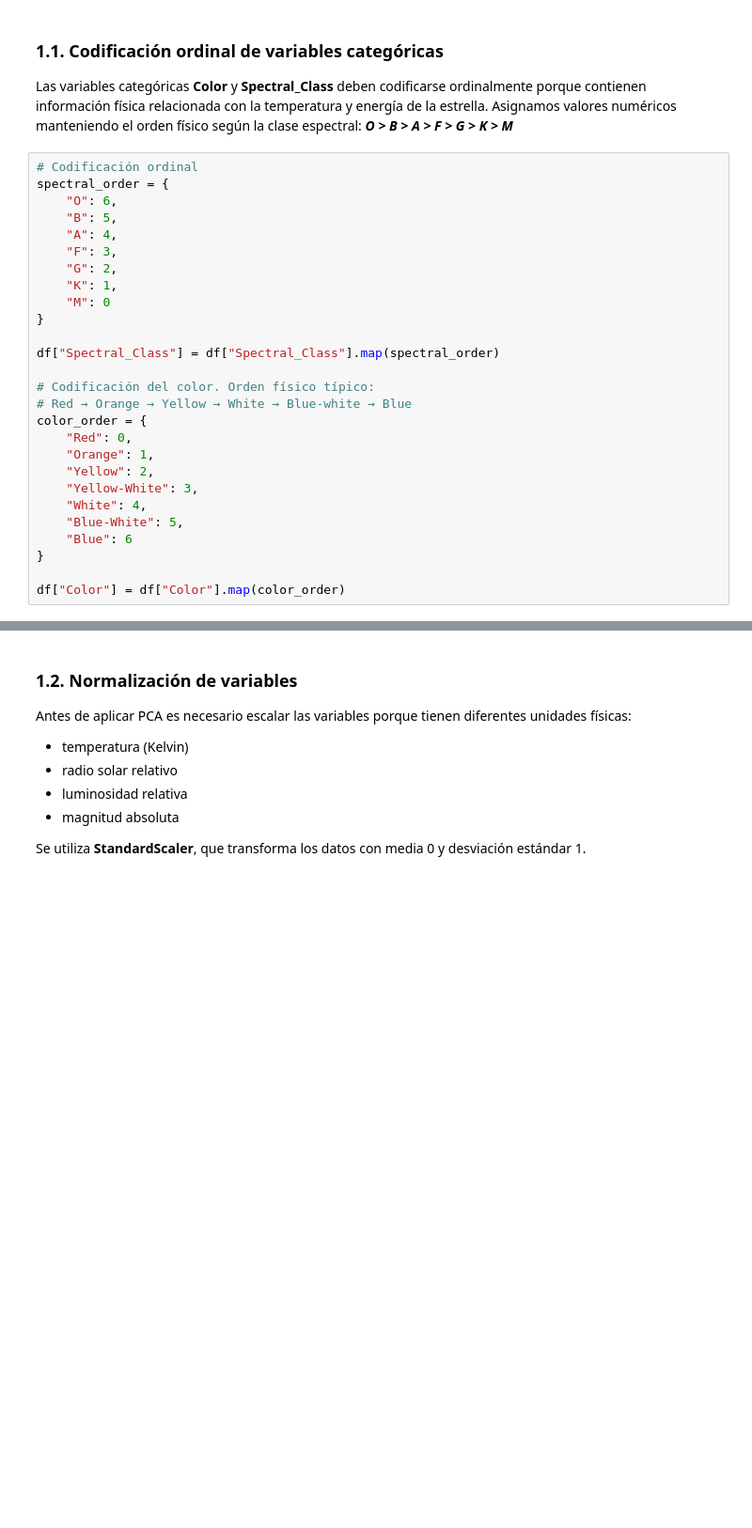
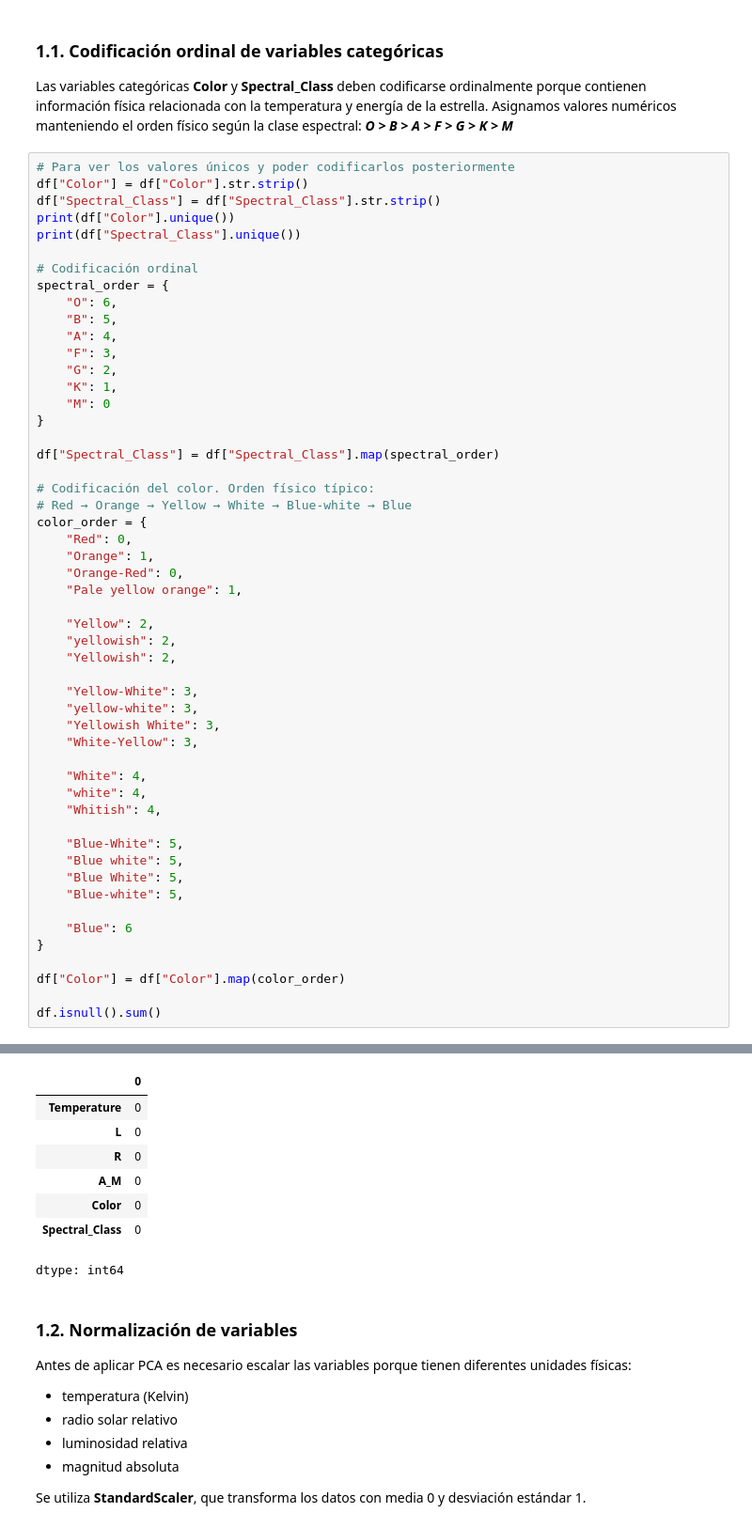
Before and after one commit to 100522254/Proyecto-ML-2, a Jupyter notebook: Proyecto2.ipynb, the cells around one changed output, grey strips where cells are left out. Shown at 94% size. Cells and saved outputs as stored; diff of their text form; blank space fills up the shorter version.

```diff
--- a/Proyecto2.ipynb
+++ b/Proyecto2.ipynb
@@ -54,6 +103,12 @@ df.isnull().sum()
 
 Las variables categóricas **Color** y **Spectral_Class** deben codificarse ordinalmente porque contienen información física relacionada con la temperatura y energía de la estrella. Asignamos valores numéricos manteniendo el orden físico según la clase espectral: ***O > B > A > F > G > K > M***
 # %%
+# Para ver los valores únicos y poder codificarlos posteriormente
+df["Color"] = df["Color"].str.strip()
+df["Spectral_Class"] = df["Spectral_Class"].str.strip()
+print(df["Color"].unique())
+print(df["Spectral_Class"].unique())
+
 # Codificación ordinal
 spectral_order = {
     "O": 6,
@@ -72,11 +127,31 @@ df["Spectral_Class"] = df["Spectral_Class"].map(spectral_order)
 color_order = {
     "Red": 0,
     "Orange": 1,
+    "Orange-Red": 0,
+    "Pale yellow orange": 1,
+
     "Yellow": 2,
+    "yellowish": 2,
+    "Yellowish": 2,
+
     "Yellow-White": 3,
+    "yellow-white": 3,
+    "Yellowish White": 3,
+    "White-Yellow": 3,
+
     "White": 4,
+    "white": 4,
+    "Whitish": 4,
+
     "Blue-White": 5,
+    "Blue white": 5,
+    "Blue White": 5,
+    "Blue-white": 5,
+
     "Blue": 6
 }
 
 df["Color"] = df["Color"].map(color_order)
+
+df.isnull().sum()
+# %% [output]
@@ -83,3 +163,11 @@ df["Color"] = df["Color"].map(color_order)
+|  | 0 |
+| Temperature | 0 |
+| L | 0 |
+| R | 0 |
+| A_M | 0 |
+| Color | 0 |
+| Spectral_Class | 0 |
+dtype: int64
 # %% [markdown]
 ### 1.2. Normalización de variables
 
```
Also changed, not shown: parts of 9 cells of this notebook.
